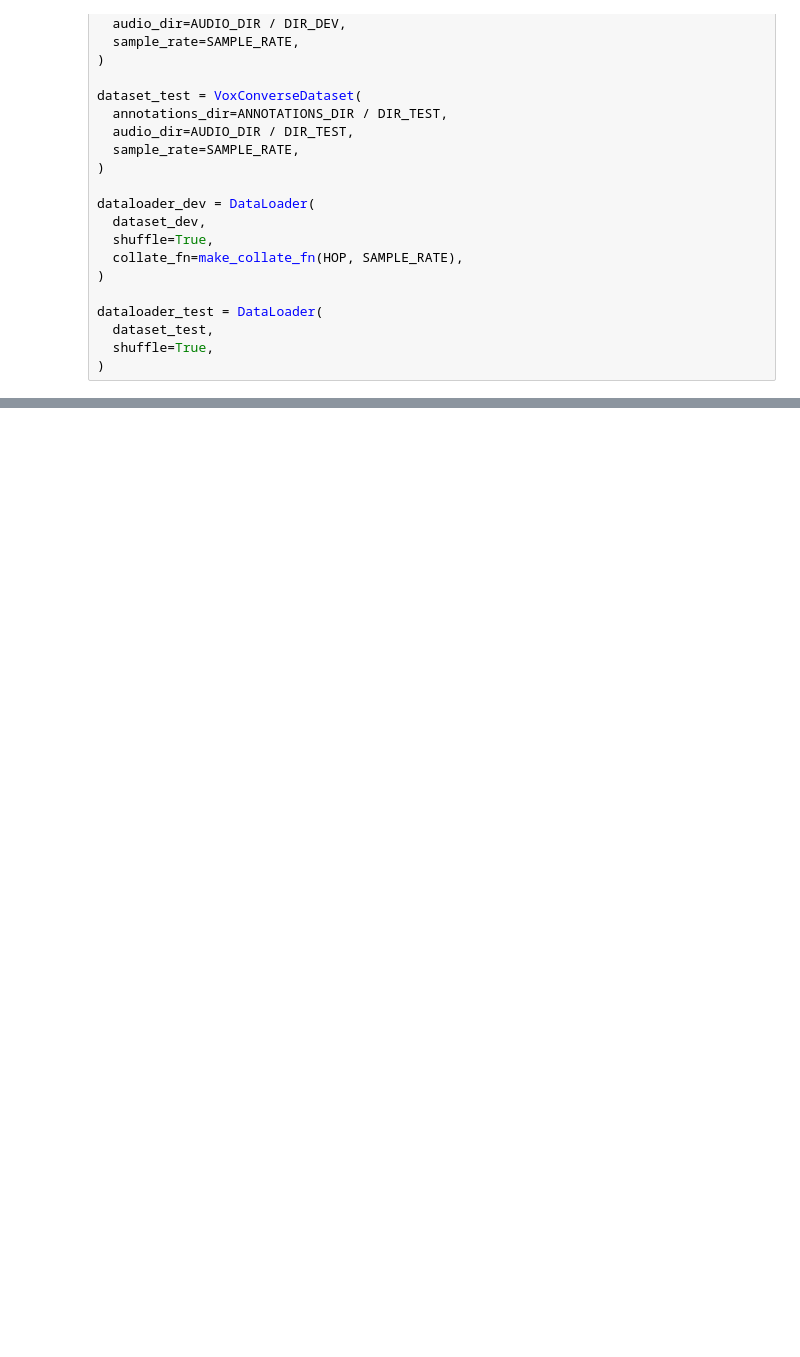
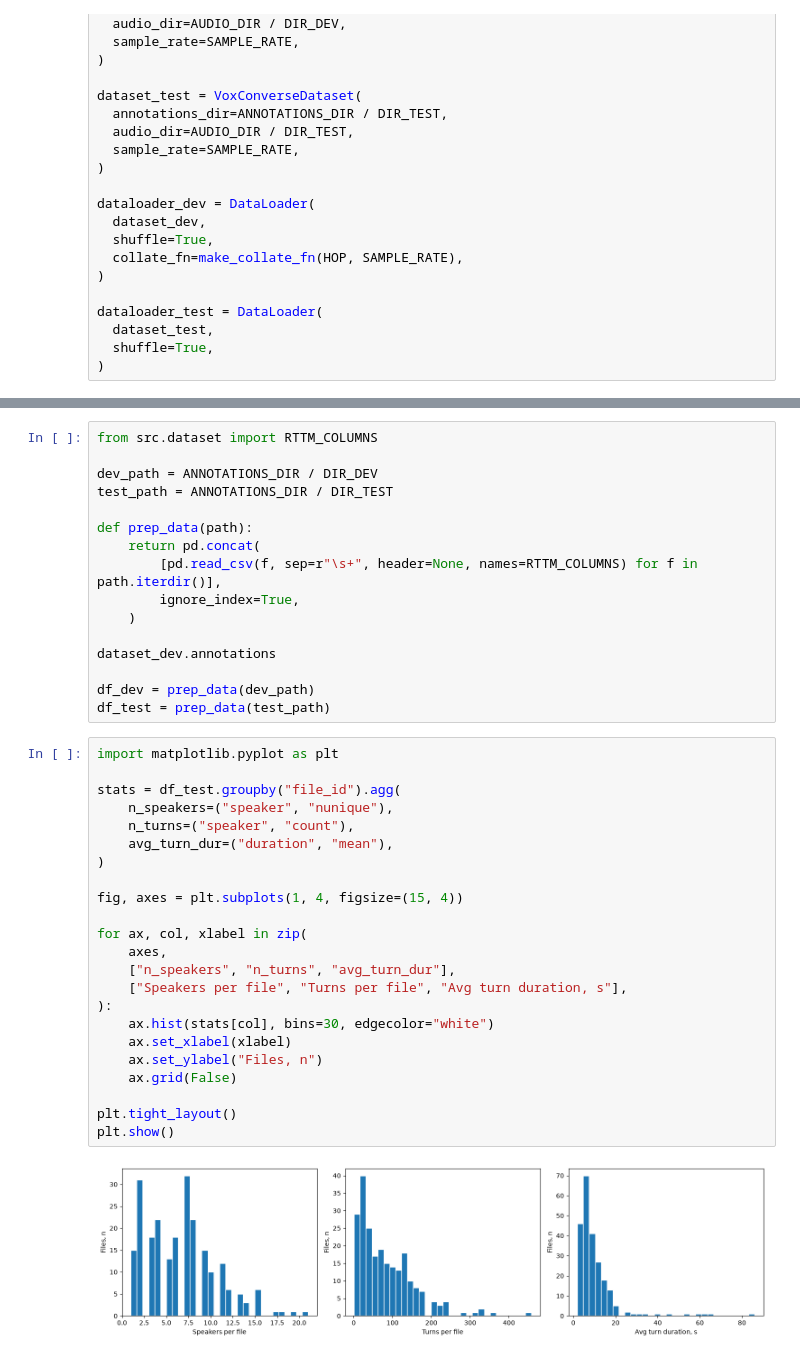
Before and after one commit to ALEGATOR1209/kse-deep-audio-lab2, a Jupyter notebook: lab2.ipynb, the cells around one changed output, grey strips where cells are left out. Saved outputs shown, nothing was run; the diff lists cells and outputs as text; blank space fills up the shorter version.

```diff
--- a/lab2.ipynb
+++ b/lab2.ipynb
@@ -53,0 +63,41 @@ dataloader_test = DataLoader(
+# %%
+from src.dataset import RTTM_COLUMNS
+
+dev_path = ANNOTATIONS_DIR / DIR_DEV
+test_path = ANNOTATIONS_DIR / DIR_TEST
+
+def prep_data(path):
+    return pd.concat(
+        [pd.read_csv(f, sep=r"\s+", header=None, names=RTTM_COLUMNS) for f in path.iterdir()],
+        ignore_index=True,
+    )
+
+dataset_dev.annotations
+
+df_dev = prep_data(dev_path)
+df_test = prep_data(test_path)
+# %%
+import matplotlib.pyplot as plt
+
+stats = df_test.groupby("file_id").agg(
+    n_speakers=("speaker", "nunique"),
+    n_turns=("speaker", "count"),
+    avg_turn_dur=("duration", "mean"),
+)
+
+fig, axes = plt.subplots(1, 4, figsize=(15, 4))
+
+for ax, col, xlabel in zip(
+    axes,
+    ["n_speakers", "n_turns", "avg_turn_dur"],
+    ["Speakers per file", "Turns per file", "Avg turn duration, s"],
+):
+    ax.hist(stats[col], bins=30, edgecolor="white")
+    ax.set_xlabel(xlabel)
+    ax.set_ylabel("Files, n")
+    ax.grid(False)
+
+plt.tight_layout()
+plt.show()
+# %% [output]
+[figure, added]
```
Also changed, not shown: parts of 3 cells of this notebook, 1 other file.
